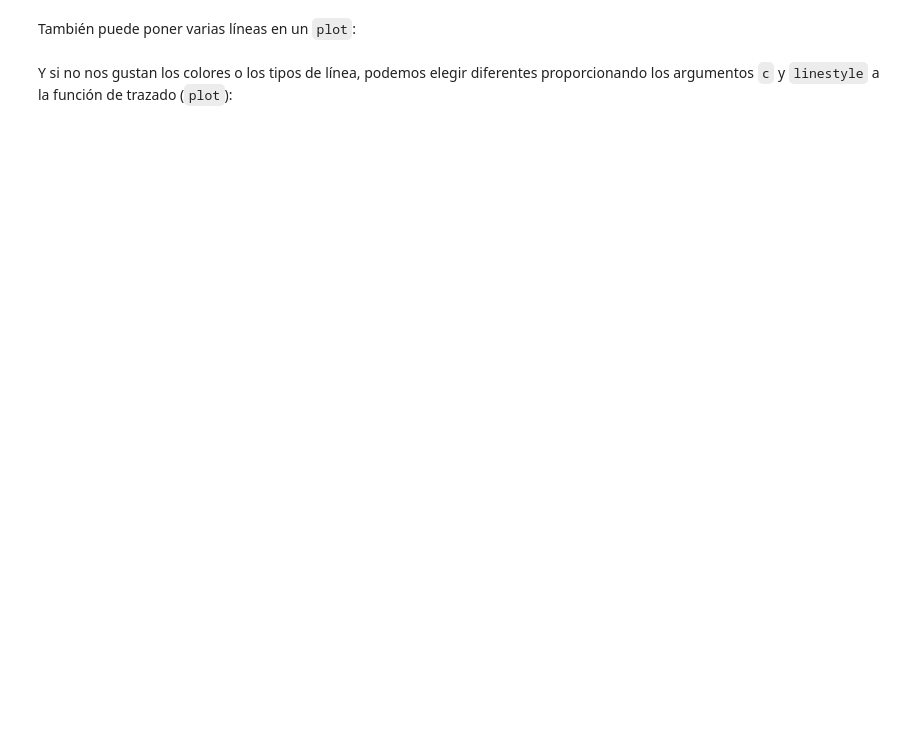
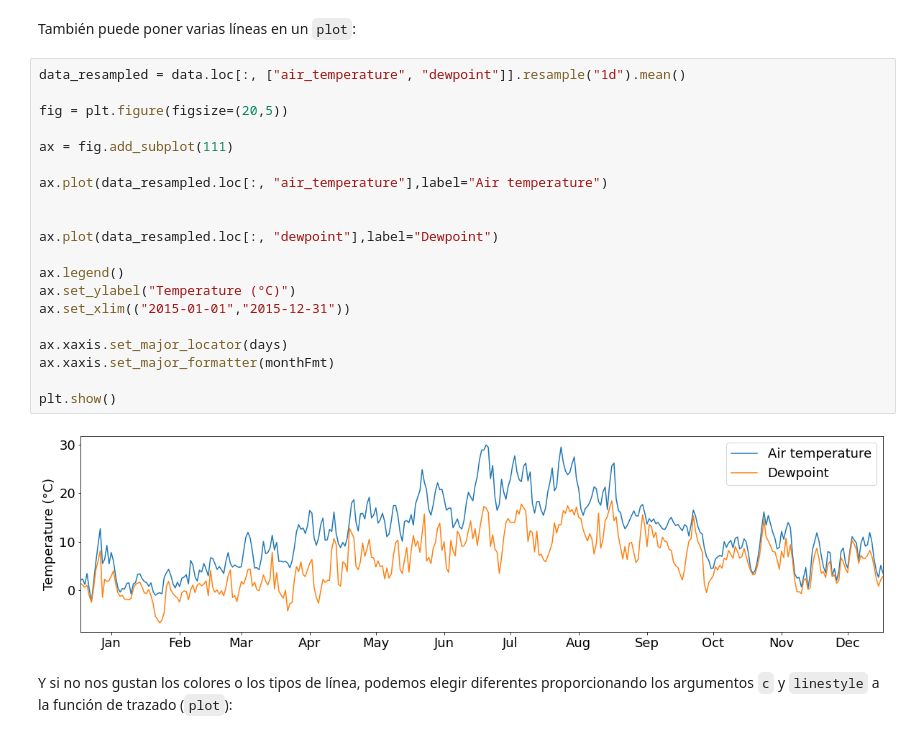
Before and after one commit to renatojobal/python_sol, a Jupyter notebook: Clases/Semana5_MATPLOTLIB/matplotlib_pandas_apuntes.ipynb, the cells around one changed output. Cells and saved outputs as stored; diff of their text form; blank space fills up the shorter version.

```diff
--- a/Clases/Semana5_MATPLOTLIB/matplotlib_pandas_apuntes.ipynb
+++ b/Clases/Semana5_MATPLOTLIB/matplotlib_pandas_apuntes.ipynb
@@ -47,4 +121,26 @@ Así que volvamos a muestrear los datos a los medios diarios, formatee las fecha
 # %% [markdown]
 También puede poner varias líneas en un `plot`:
+# %%
+data_resampled = data.loc[:, ["air_temperature", "dewpoint"]].resample("1d").mean()
+
+fig = plt.figure(figsize=(20,5))
+
+ax = fig.add_subplot(111)
+
+ax.plot(data_resampled.loc[:, "air_temperature"],label="Air temperature")
+
+
+ax.plot(data_resampled.loc[:, "dewpoint"],label="Dewpoint")
+
+ax.legend()
+ax.set_ylabel("Temperature (°C)")
+ax.set_xlim(("2015-01-01","2015-12-31"))
+
+ax.xaxis.set_major_locator(days)
+ax.xaxis.set_major_formatter(monthFmt)
+
+plt.show()
+# %% [output]
+[figure, added]
 # %% [markdown]
 Y si no nos gustan los colores o los tipos de línea, podemos elegir diferentes proporcionando los argumentos `c` y `linestyle` a la función de trazado (`plot`):
```
Also changed, not shown: parts of 25 cells of this notebook, 10 other files.
